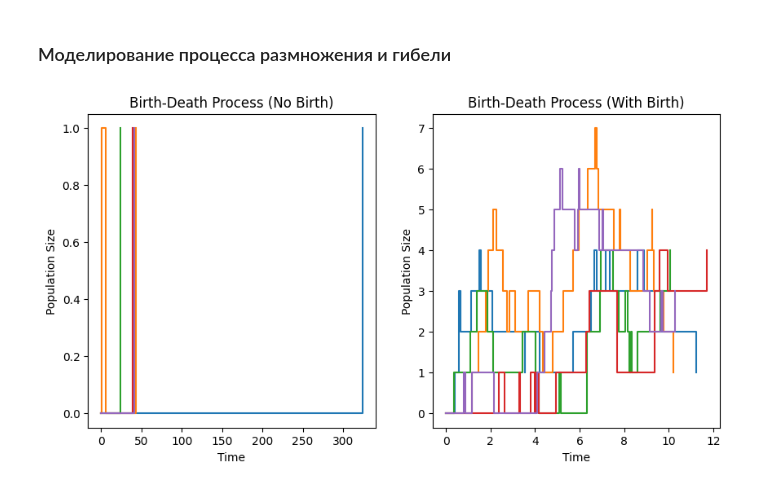
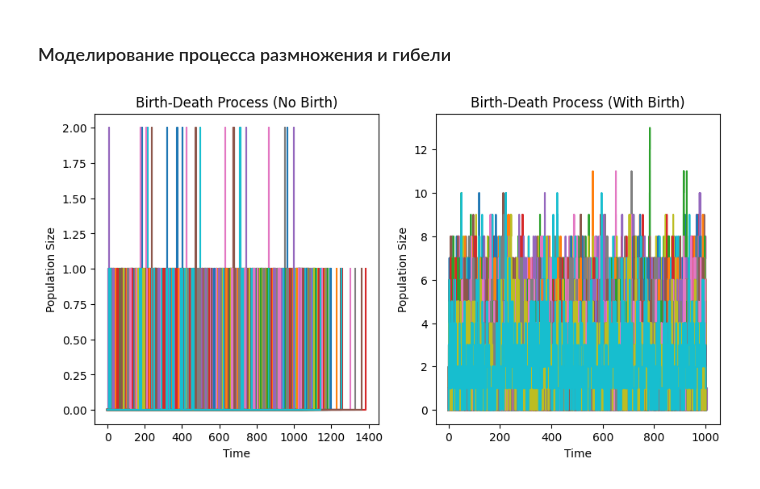
Before and after one commit to quasimuzzle/RandomProcesses, a Jupyter notebook: main.ipynb, the cells around one changed output. Cells and saved outputs as stored; diff of their text form; code cells hidden in the pictures.

```diff
--- a/main.ipynb
+++ b/main.ipynb
@@ -224,65 +224,53 @@ def birth_death_process(lmbda, mu, T, path):
 
     for i in range(path):
         while t[-1] < T:
-            # Генерируем случайный интервал между событиями рождения и смерти
-            dt = np.random.exponential(scale=1.0 / (lmbda + mu * X[-1]))
-
-            # Увеличиваем время на интервал dt
+            dt = np.random.exponential(scale=1.0 / (lmbda + mu * X[-1])) # случайный интервал между событиями рождения и смерти
             t.append(t[-1] + dt)
-
-            # Определяем, произошло ли событие рождения или смерти
-            p = lmbda / (lmbda + mu * X[-1])
+            p = lmbda / (lmbda + mu * X[-1]) #произошло событие рождения или смерти ?
             event = np.random.binomial(1, p)
 
-            # Обновляем численность популяции
-            if event == 1:
-                # Событие рождения
-                X.append(X[-1] + 1)
+            if event == 1:             # Обновляем численность популяции
+                X.append(X[-1] + 1)    # Событие рождения
             else:
-                # Событие смерти
-                X.append(max(X[-1] - 1, 0))
+                X.append(max(X[-1] - 1, 0))  # Событие смерти
 
-        # Сохраняем траекторию процесса
         processes.append((t, X))
 
-        # Сбрасываем время и численность популяции
         t = [0.0]
         X = [0]
 
     return processes
 
-# Пример использования
 mu = 0.5     # Интенсивность смерти
-T = 10.0     # Время
-path = 5  # Количество траекторий
+T = 1000
+path = 100
 
-# Случай, когда новые особи не рождаются
+# 1) Новые особи НЕ рождаются
 lmbda = 0.01  # Интенсивность рождения
 processes_1 = birth_death_process(lmbda, mu, T, path)
 
-# Случай, когда новые особи рождаются
+# 2) Новые особи рождаются
 lmbda = 1.0  # Интенсивность рождения
 processes_2 = birth_death_process(lmbda, mu, T, path)
 
-# Визуализация
 plt.figure(figsize=(10, 5))
 
 plt.subplot(1, 2, 1)
 for t, X in processes_1:
     plt.step(t, X, where='post')
 
 plt.xlabel('Time')
 plt.ylabel('Population Size')
 plt.title('Birth-Death Process (No Birth)')
 
 plt.subplot(1, 2, 2)
 for t, X in processes_2:
     plt.step(t, X, where='post')
 
 plt.xlabel('Time')
 plt.ylabel('Population Size')
 plt.title('Birth-Death Process (With Birth)')
 
 plt.show()
 # %% [output]
-[figure, old version]
+[figure, new version]
```
Also changed, not shown: parts of 1 cell of this notebook.
